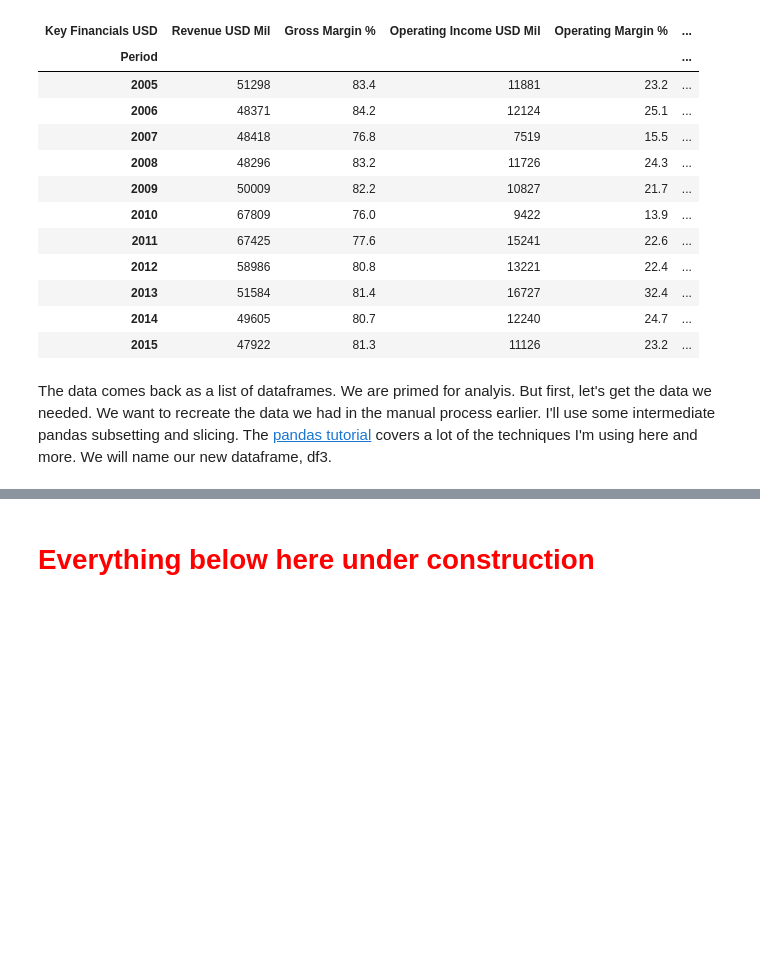
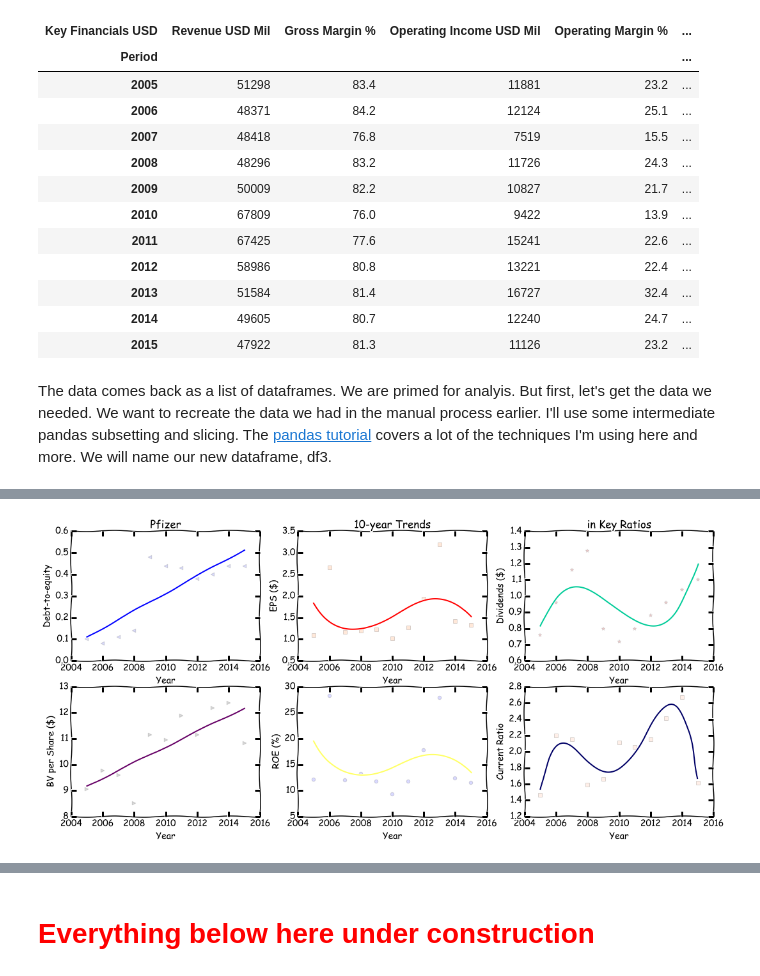
Before and after one commit to linwoodc3/LC3-Creations, a Jupyter notebook: notebooks/securityanalysis/opensourcetool_securityanalsys_pfizer.ipynb, the cells around one changed output, grey strips where cells are left out. Drawn from its saved outputs; the diff is of its cells as text; code cells hidden in the pictures; blank space fills up the shorter version.

```diff
--- a/notebooks/securityanalysis/opensourcetool_securityanalsys_pfizer.ipynb
+++ b/notebooks/securityanalysis/opensourcetool_securityanalsys_pfizer.ipynb
@@ -272,0 +315,81 @@ df3; # remove the semicolon to see the output
+# %%
+# We plot all the key ratios to test for linear trends to the data; we can do a correlation test for promising data
+import numpy as np
+import matplotlib.pyplot as plt
+
+plt.xkcd() # nifty XKCD formatted plots
+
+# Setting up x and y for plots
+y1 = df3['Debt2Equity']
+y2 = df3['EPS']
+y3 = df3['Dividends']
+y4 = df3['BVPerShare']
+y5 = df3['ROE']
+y6 = df3['CurrentRatio']
+# subplots(nrows, ncols, plot_number)
+
+x = df3['Year']
+
+
+plt.figure(figsize=(18,8))
+
+plt.subplot(2, 3, 1)
+x_new = np.linspace(x[0], x[-1], num=len(x)*10)
+coefs = poly.polyfit(x, y1, 1)
+ffit = poly.Polynomial(coefs)
+plt.plot(x_new, ffit(x_new))
+plt.scatter(x, y1, s=30, alpha=0.15, marker='<', c='#0a13ea')
+plt.title('Pfizer')
+plt.ylabel('Debt-to-equity')
+plt.xlabel('Year')
+
+plt.subplot(2, 3, 2)
+x_new = np.linspace(x[0], x[-1], num=len(x)*10)
+coefs = poly.polyfit(x, y2, 3)
+ffit = poly.Polynomial(coefs)
+plt.plot(x_new, ffit(x_new), color='#ff0000')
+plt.scatter(x, y2, s=30, alpha=0.15, marker=',', c='#ff6600')
+plt.title('10-year Trends')
+plt.xlabel('Year')
+plt.ylabel('EPS ($)')
+
+plt.subplot(2, 3, 3)
+x_new = np.linspace(x[0], x[-1], num=len(x)*10)
+coefs = poly.polyfit(x, y3, 3)
+ffit = poly.Polynomial(coefs)
+plt.plot(x_new, ffit(x_new), color='#00cc99')
+plt.scatter(x, y3, s=30, alpha=0.15, marker='*',c='#ff0000')
+plt.title('in Key Ratios')
+plt.xlabel('Year')
+plt.ylabel('Dividends ($)')
+
+plt.subplot(2, 3, 4)
+x_new = np.linspace(x[0], x[-1], num=len(x)*10)
+coefs = poly.polyfit(x, y4, 1)
+ffit = poly.Polynomial(coefs)
+plt.plot(x_new, ffit(x_new), color='#660066')
+plt.scatter(x, y4, s=30, alpha=0.15, marker='>',c='black')
+plt.xlabel('Year')
+plt.ylabel('BV per Share ($)')
+
+plt.subplot(2, 3, 5)
+x_new = np.linspace(x[0], x[-1], num=len(x)*10)
+coefs = poly.polyfit(x, y5, 3)
+ffit = poly.Polynomial(coefs)
+plt.plot(x_new, ffit(x_new), color='#ffff66')
+plt.scatter(x, y5, s=30, alpha=0.15, marker='o',c='blue')
+plt.xlabel('Year')
+plt.ylabel('ROE (%)')
+
+plt.subplot(2, 3, 6)
+x_new = np.linspace(x[0], x[-1], num=len(x)*10)
+coefs = poly.polyfit(x, y6, 4)
+ffit = poly.Polynomial(coefs)
+plt.plot(x_new, ffit(x_new), color='#000066')
+plt.scatter(x, y6, s=30, alpha=0.15, marker='s',c='#ff9966')
+plt.xlabel('Year')
+plt.ylabel('Current Ratio')
+
+plt.show()
+# %% [output]
+[figure, added]
```
Also changed, not shown: parts of 29 cells of this notebook.
